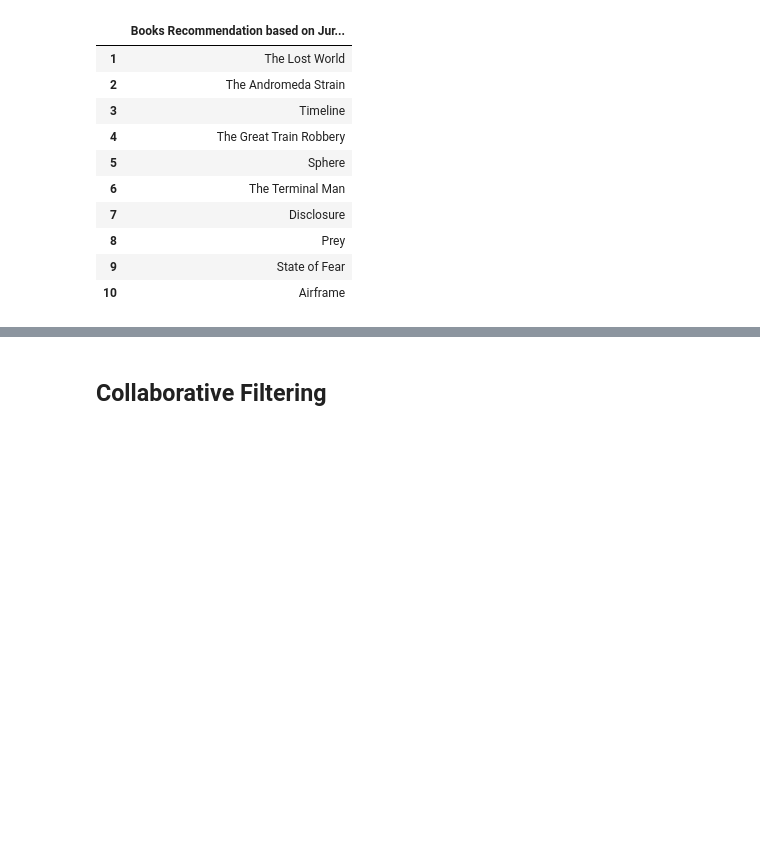
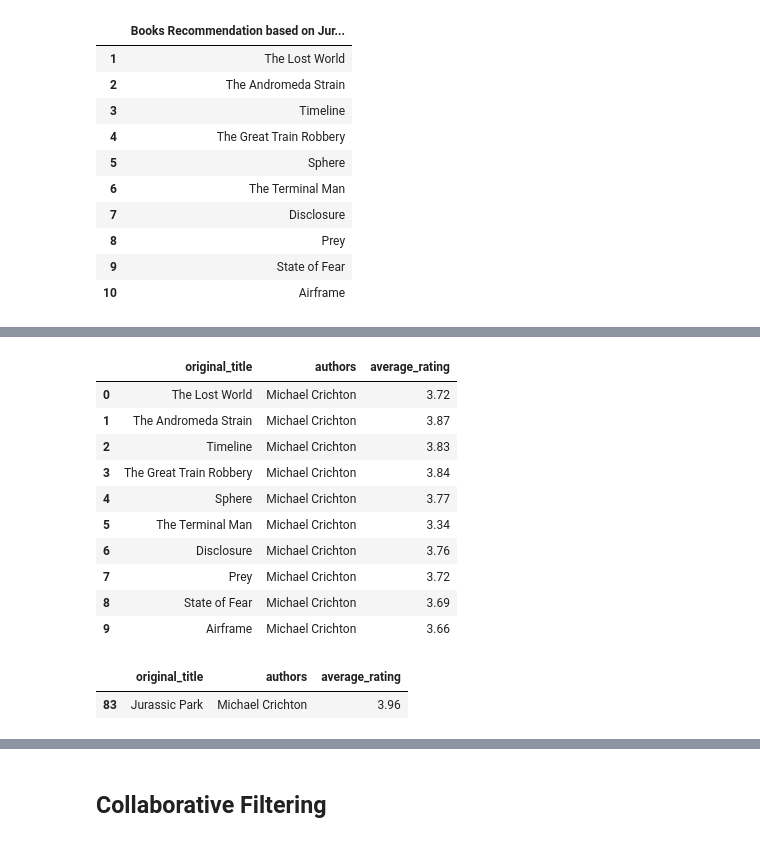
Before and after one commit to lukpras/book-recommendation, a Jupyter notebook: book_recomendation.ipynb, the cells around one changed output, grey strips where cells are left out. Saved outputs shown, nothing was run; the diff lists cells and outputs as text; code cells hidden in the pictures; blank space fills up the shorter version.

```diff
--- a/book_recomendation.ipynb
+++ b/book_recomendation.ipynb
@@ -461,11 +463,11 @@ content_recommend
 # %%
-book_title = "Jurassic Park"
+book_title2 = "Jurassic Park"
 
-content_recommend_list = get_recommendations(book_title, cosine_sim)
-content_recommend = pd.DataFrame(content_recommend_list)
-content_recommend.columns = ["Books Recommendation based on " + book_title]
-content_recommend.index = np.arange(1,len(content_recommend)+1)
-content_recommend
+content_recommend_list2 = get_recommendations(book_title2, cosine_sim)
+content_recommend2 = pd.DataFrame(content_recommend_list2)
+content_recommend2.columns = ["Books Recommendation based on " + book_title2]
+content_recommend2.index = np.arange(1,len(content_recommend2)+1)
+content_recommend2
 # %% [output]
 |  | Books Recommendation based on Jur... |
 | 1 | The Lost World |
@@ -480,0 +526,29 @@ content_recommend
+# %%
+# Evaluation for Recommendation 2 "Jurassic Park"
+content_eval2 = content_recommend2
+content_eval2.columns = ["original_title"]
+content_eval2 = pd.merge(
+    content_eval2,
+    book,
+    left_on='original_title',
+    right_on='original_title',
+    how='inner')
+content_eval2[['original_title', 'authors', 'average_rating']]
+# %% [output]
+|  | original_title | authors | average_rating |
+| 0 | The Lost World | Michael Crichton | 3.72 |
+| 1 | The Andromeda Strain | Michael Crichton | 3.87 |
+| 2 | Timeline | Michael Crichton | 3.83 |
+| 3 | The Great Train Robbery | Michael Crichton | 3.84 |
+| 4 | Sphere | Michael Crichton | 3.77 |
+| 5 | The Terminal Man | Michael Crichton | 3.34 |
+| 6 | Disclosure | Michael Crichton | 3.76 |
+| 7 | Prey | Michael Crichton | 3.72 |
+| 8 | State of Fear | Michael Crichton | 3.69 |
+| 9 | Airframe | Michael Crichton | 3.66 |
+# %%
+book_for_eval2 = book[book.original_title.eq(book_title2)]
+book_for_eval2[['original_title', 'authors', 'average_rating']]
+# %% [output]
+|  | original_title | authors | average_rating |
+| 83 | Jurassic Park | Michael Crichton | 3.96 |
```
Also changed, not shown: parts of 22 cells of this notebook.
